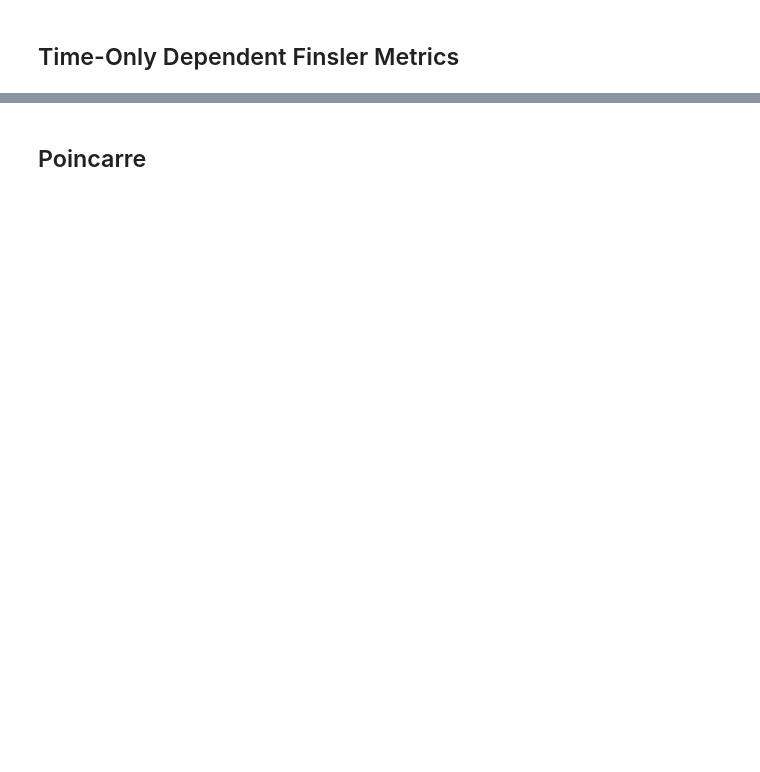
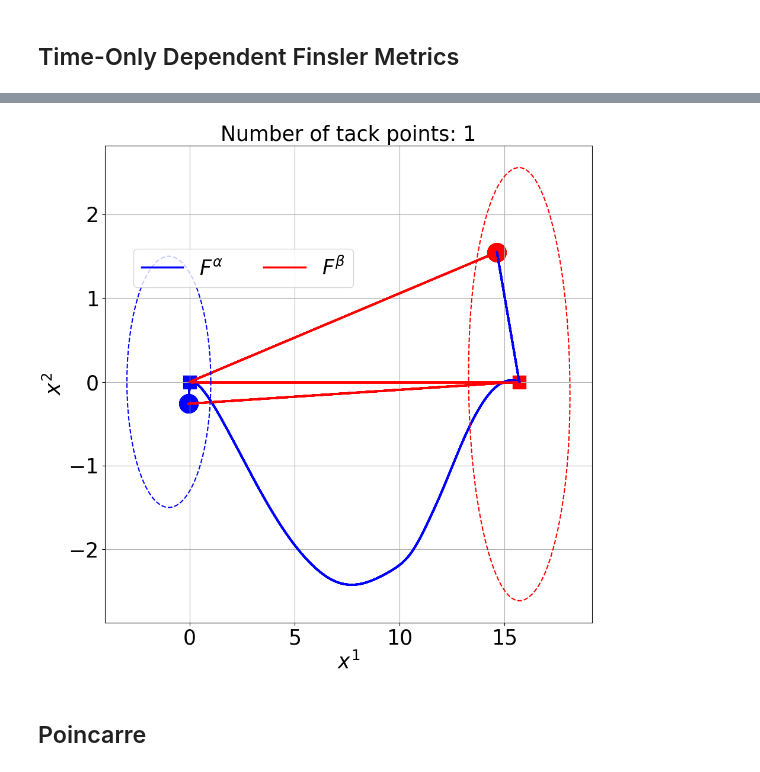
Before and after one commit to FrederikMR/zermelo_tacking, a Jupyter notebook: stochastic_tacking.ipynb, the cells around one changed output, grey strips where cells are left out. Saved outputs shown, nothing was run; the diff lists cells and outputs as text; code cells hidden in the pictures; blank space fills up the shorter version.

```diff
--- a/stochastic_tacking.ipynb
+++ b/stochastic_tacking.ipynb
@@ -347,3 +332,92 @@ plt.show()
+# %%
+N_samples = (len(curves.keys())-4)//4
+
+fig = plt.figure(figsize=(10,10))
+
+ax = fig.add_subplot(111)
+
+for k in range(N_samples):
+
+    #Curves with no tacking
+    ax.plot(curves[f'Geodesic{k}']['zs'][:,0], curves[f'Geodesic{k}']['zs'][:,1], color='blue', linewidth=2.5, alpha=1.0)
+    ax.plot(curves[f'ReverseGeodesic{k}']['zs'][:,0], curves[f'ReverseGeodesic{k}']['zs'][:,1], color='red', linewidth=2.5, alpha=1.0)
+
+    #Plotting tack curves
+    for j in range(2):
+
+        tack_curve = curves[f'Tacking{k}_1']['zs']
+        reverse_tack_curve = curves[f'ReverseTacking{k}_1']['zs']
+
+        if j % 2 == 0:
+            #Plotting Curves
+            ax.plot(tack_curve[(T*j):(T*(j+1))][:,0],
+                    tack_curve[(T*j):(T*(j+1))][:,1],
+                    color="blue",
+                    linewidth=2.5)
+            ax.plot(reverse_tack_curve[(T*j):(T*(j+1))][:,0],
+                    reverse_tack_curve[(T*j):(T*(j+1))][:,1],
+                    color="red",
+                    linewidth=2.5)
+
+            #Plotting points
+            ax.scatter(tack_curve[(T*(j+1))][0],
+                       tack_curve[(T*(j+1))][1],
+                       color="blue",
+                       s=500)
+            ax.scatter(reverse_tack_curve[(T*(j+1))][0],
+                       reverse_tack_curve[(T*(j+1))][1],
+                       color="red",
+                       s=500)
+        else:
+            #Plotting Curves
+            ax.plot(tack_curve[(T*j):(T*(j+1))][:,0],
+                    tack_curve[(T*j):(T*(j+1))][:,1],
+                    color="red",
+                    linewidth=2.5)
+            ax.plot(reverse_tack_curve[(T*j):(T*(j+1))][:,0],
+                    reverse_tack_curve[(T*j):(T*(j+1))][:,1],
+                    color="blue",
+                    linewidth=2.5)
+
+#Indicatrices
+ax.plot(indicatrix_alpha[:,0]+z0[0],
+        indicatrix_alpha[:,1]+z0[1],
+        color="blue",
+        linestyle='dashed')
+
+#Indicatrices
+ax.plot(indicatrix_beta[:,0]+zT[0],
+        indicatrix_beta[:,1]+zT[1],
+        color="red",
+        linestyle='dashed')
+
+ax.set_xlabel(r'$x^{1}$', fontsize=25)
+ax.set_ylabel(r'$x^{2}$', fontsize=25)
+ax.set_title("Number of tack points: 1", fontsize=25)
+ax.grid(True)
+#ax.set_xlim(xscales[0], xscales[1])
+#ax.set_ylim(yscales[0], yscales[1])
+#ax.set_aspect('equal', adjustable='box')
+
+ax.plot([0],[0], color="blue", label=r'$F^{\alpha}$', linewidth=2.5)
+ax.plot([0],[0], color="red", label=r'$F^{\beta}$', linewidth=2.5)
+
+#Start and end point
+ax.scatter(z0[0], z0[1], marker="s", color="blue", s=250)
+ax.scatter(zT[0], zT[1], marker="s", color="red", s=250)
+
+lines_labels = [ax.get_legend_handles_labels() for ax in fig.axes]
+lines, labels = [sum(lol, []) for lol in zip(*lines_labels)]
+fig.legend(lines, labels, loc=(0.17,0.7), ncol=2, fontsize=25)
+
+fig.tight_layout()
+
+save_path = f'{figure_path}stochastic_time_only.pdf'
+fig.savefig(save_path, format='pdf', pad_inches=0.1, bbox_inches='tight')
+
+plt.show()
+# %% [output]
+[figure, added]
 # %% [markdown]
 ## Poincarre
 # %%
```
Also changed, not shown: parts of 11 cells of this notebook, 1 other file.
